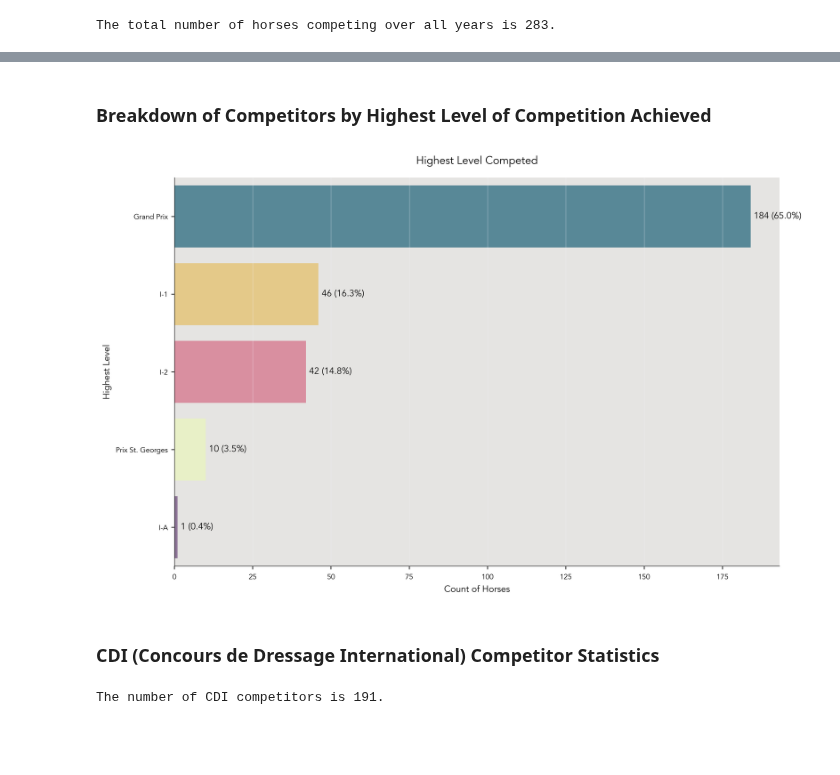
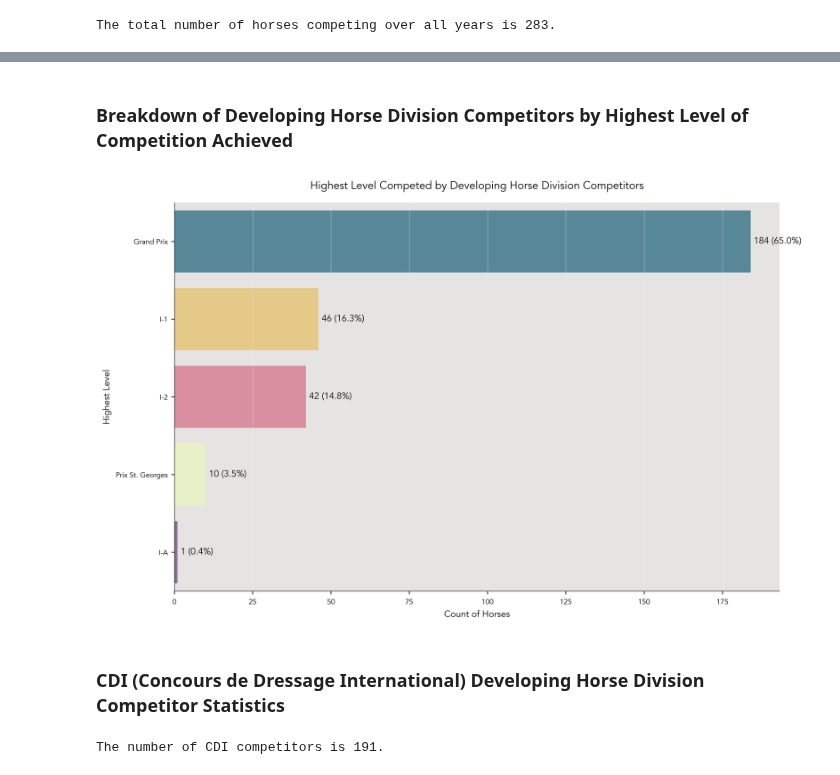
Before and after one commit to siobyrne/young-dressage-horse-program-analysis, a Jupyter notebook: developinghorse.ipynb, the cells around one changed output, grey strips where cells are left out. Drawn from its saved outputs; the diff is of its cells as text; code cells hidden in the pictures; blank space fills up the shorter version.

```diff
--- a/developinghorse.ipynb
+++ b/developinghorse.ipynb
@@ -45,36 +48,36 @@ The total number of horses competing over all years is 283.
 # %% [markdown]
-### Breakdown of Competitors by Highest Level of Competition Achieved
+### Breakdown of Developing Horse Division Competitors by Highest Level of Competition Achieved
 # %%
 # create a countplot to display the breakdown of highest level competed
 
 # set figure size
 ax = plt.subplots(figsize=(11, 7))
 
 # set counplot options
 ax = sns.countplot(
    y = 'Highest Level',
    data = total_dev_horses,
    alpha = 0.7,
    order = total_dev_horses['Highest Level'].value_counts().index
 )
 
 # add annotation for count and percentage of each level
 for p in ax.patches:
     ax.annotate("{:0,.0f} ({:,.1f}%)".format(p.get_width(), p.get_width()*100/dev_horse_count), (p.get_x() + p.get_width() + 1, p.get_y() + .4), ha = 'left', va = 'center')
 
 # set title, xlabel and ylabel
-plt.title('Highest Level Competed')
+plt.title('Highest Level Competed by Developing Horse Division Competitors')
 plt.xlabel('Count of Horses')
 plt.ylabel('Highest Level')
 
 # save and show figure
 plt.tight_layout()
 plt.savefig('images/dh-highest-level-breakdown.png')
 plt.show()
 # %% [output]
-[figure, old version]
+[figure, new version]
 # %% [markdown]
-### CDI (Concours de Dressage International) Competitor Statistics
+### CDI (Concours de Dressage International) Developing Horse Division Competitor Statistics
 # %%
 # get the horses that have competed in at least one CDI (any level other than Young Horse divisions)
 dev_cdi_horses = total_dev_horses.loc[(total_dev_horses['CDI Competitor'] == 'Yes')]
```
Also changed, not shown: parts of 4 cells of this notebook, 10 other files.
